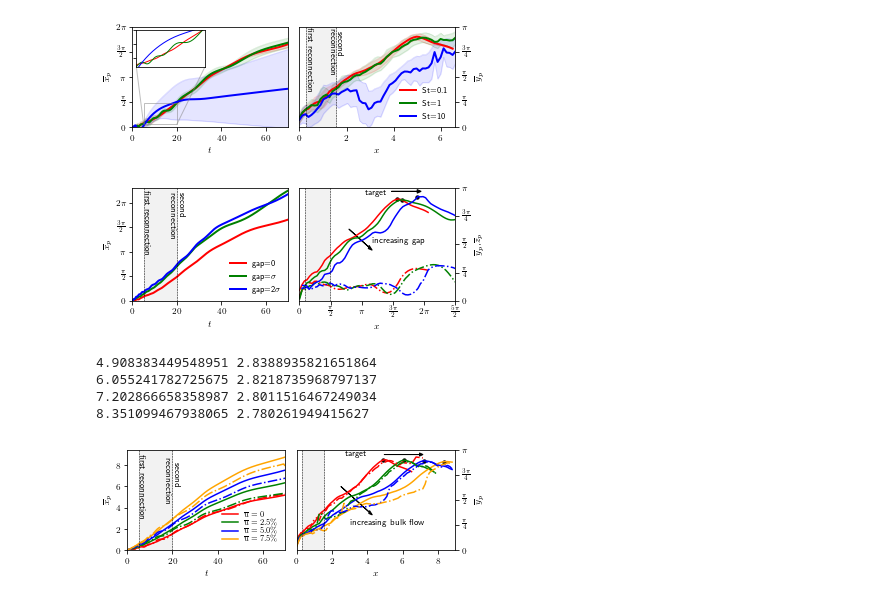
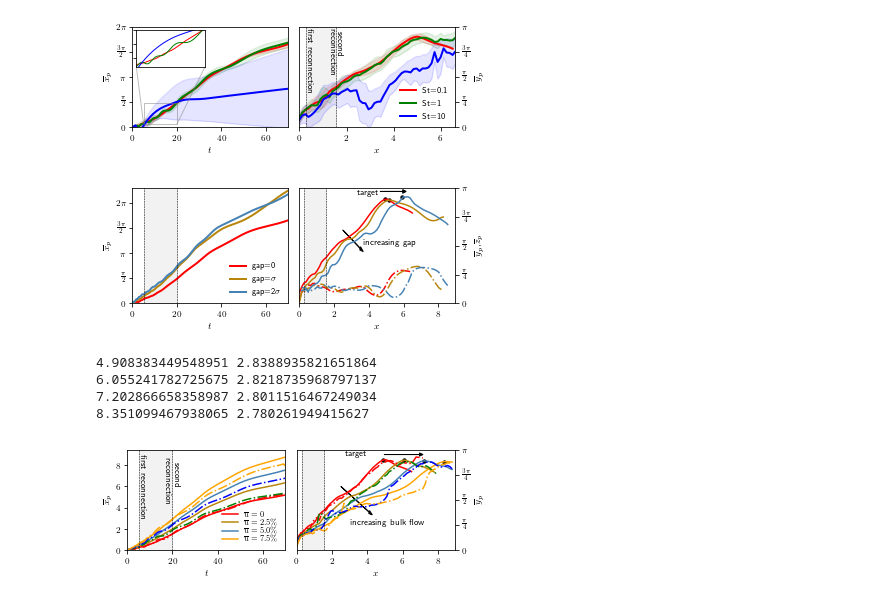
Before and after one commit to j6hickey/postProcess_targetVortex_temp, a Jupyter notebook: SCRIPT.ipynb, the cells around one changed output. Cells and saved outputs as stored; diff of their text form; code cells hidden in the pictures.

```diff
--- a/SCRIPT.ipynb
+++ b/SCRIPT.ipynb
@@ -247,7 +247,7 @@ plt.show()
 ###################################################################################################
 
 fig, (ax1, ax2) = plt.subplots(1,2, figsize=set_fig(width,sidebyside=3))
-
+colorList_spec=[ 'red', 'darkgoldenrod', 'steelblue','orange','red', 'green', 'blue','orange']
 ax1.fill_between([5,20],[10,10],
                  facecolor='grey', #fill color
                  color='grey', #outline color
@@ -273,40 +273,40 @@ ax1.set_xlim(0,time[350])
 ax1.set_ylim(0,2.3*math.pi)
 ax1.set_yticks([0, math.pi/2, math.pi, 3*math.pi/2, 2*math.pi])
 ax1.set_yticklabels([r'$0$', r'$\frac{\pi}{2}$', r'$\pi$', r'$\frac{3\pi}{2}$', r'$2\pi$'])
-ax1.text(5.1,3,'first reconnection',rotation=-90)
-ax1.text(20.5,5.4,'second',rotation=-90)
-ax1.text(16.5,4.,'reconnection',rotation=-90)
+#ax1.text(5.1,3,'first reconnection',rotation=-90)
+#ax1.text(20.5,5.4,'second',rotation=-90)
+#ax1.text(16.5,4.,'reconnection',rotation=-90)
 
 for jj,case in enumerate(cases):
   ii=masterDict[case]
   ax2.plot(bins, mpos_space[Yc,:,ii], colorList[jj],linestyle=lineList[jj], lw = 1.5, label=case)
   ax2.plot(bins, mpos_space[Zc,:,ii], colorList[jj],linestyle='-.', lw = 1.5)
   ax2.yaxis.set_label_position("right")
   ax2.yaxis.tick_right()
   jj=np.nanargmax(mpos_space[Yc,:,ii])
   ax2.scatter(mpos_space[Xc,jj,ii],mpos_space[Yc,jj,ii],c='k',s=11)
 
 ax2.axvline(x=time_vs_pos[masterDict[cases[0]]](5), ymin=0, ymax=1, c = 'k', ls = '--', lw = 0.5)
 ax2.axvline(x=time_vs_pos[masterDict[cases[0]]](20), ymin=0, ymax=1, c = 'k', ls = '--', lw = 0.5)
 ax2.set_xlabel(r'$x$')
 ax2.set_ylabel(r'$\overline{y}_p$,$\overline{z}_p$')
-ax2.set_xlim(0,2.4*math.pi)
+ax2.set_xlim(0,2.85*math.pi)
 ax2.set_ylim(0,math.pi)
-ax2.set_xticks([0, math.pi/2, math.pi, 3*math.pi/2, 2*math.pi, 5*math.pi/2])
-ax2.set_xticklabels([r'$0$', r'$\frac{\pi}{2}$', r'$\pi$', r'$\frac{3\pi}{2}$', r'$2\pi$', r'$\frac{5\pi}{2}$'])
+#ax2.set_xticks([0, math.pi/2, math.pi, 3*math.pi/2, 2*math.pi, 5*math.pi/2])
+#ax2.set_xticklabels([r'$0$', r'$\frac{\pi}{2}$', r'$\pi$', r'$\frac{3\pi}{2}$', r'$2\pi$', r'$\frac{5\pi}{2}$'])
 
 ax2.set_yticks([0, math.pi/4, math.pi/2, 3*math.pi/4, math.pi])
 ax2.set_yticklabels([r'$0$', r'$\frac{\pi}{4}$', r'$\frac{\pi}{2}$', r'$\frac{3\pi}{4}$', r'$\pi$'])
 ax2.arrow(4.65, 3.05, 1.3, 0,head_width=0.1, head_length=0.2, fc='k', ec='k')
 ax2.text(3.3,2.95,'target')
 ax2.arrow(2.5, 2, 1., -0.5,head_width=0.1, head_length=0.2, fc='k', ec='k')
 ax2.text(3.65,1.6,'increasing gap')
 ax1.legend(frameon=False)
 plt.tight_layout()
 plt.savefig('figure_05.pdf')
 plt.show()
 # %% [output]
-[figure, old version]
+[figure, new version]
 # %%
 ####################################################################################################
 ###################### FIGURE 4: MEAN y_p & z_p VS. t: ST01 & ST1 CHANNEL FLOW #####################
@@ -335,7 +335,7 @@ ax1.set_xlim(0,time[350])
 ax1.set_ylim(0,3*math.pi)
 #ax1.set_yticks([0, math.pi/2, math.pi, 3*math.pi/2, 2*math.pi, 5*math.pi/2,3*math.pi])
 #ax1.set_yticklabels([r'$0$', r'$\frac{\pi}{2}$', r'$\pi$', r'$\frac{3\pi}{2}$', r'$2\pi$', r'$\frac{5\pi}{2}$', r'$3\pi$'])
-ax1.text(5.1,3,'first reconnection',rotation=-90)
+ax1.text(5.3,3,'first reconnection',rotation=-90)
 ax1.text(20.5,6,'second',rotation=-90)
 ax1.text(16.5,4.4,'reconnection',rotation=-90)
 ax1.legend(frameon=False,loc=4,labelspacing=-0.1)
@@ -374,7 +374,7 @@ plt.show()
 6.055241782725675 2.8218735968797137
 7.202866658358987 2.8011516467249034
 8.351099467938065 2.780261949415627
-[figure, old version]
+[figure, new version]
 # %%
 ##################################################################
 ################### CONTOUR SCATTER FOR ST01 #####################
```
Also changed, not shown: parts of 4 cells of this notebook, 6 other files.
